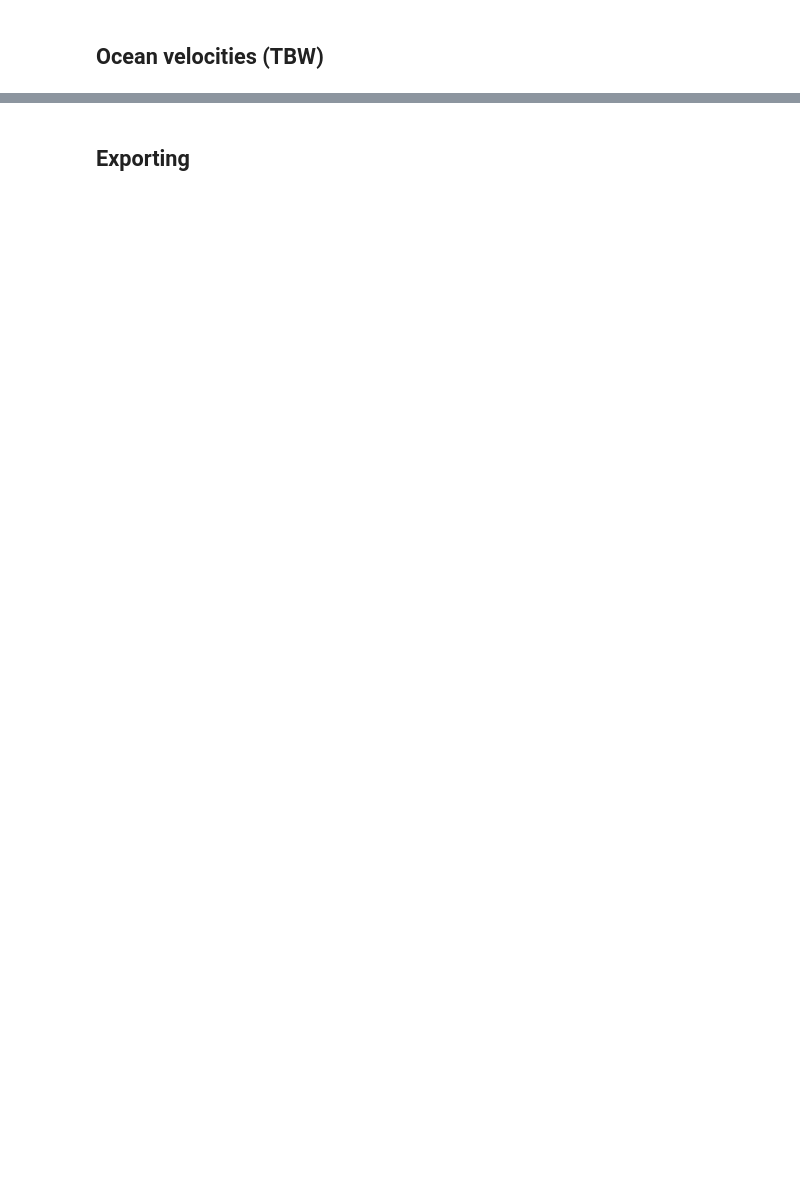
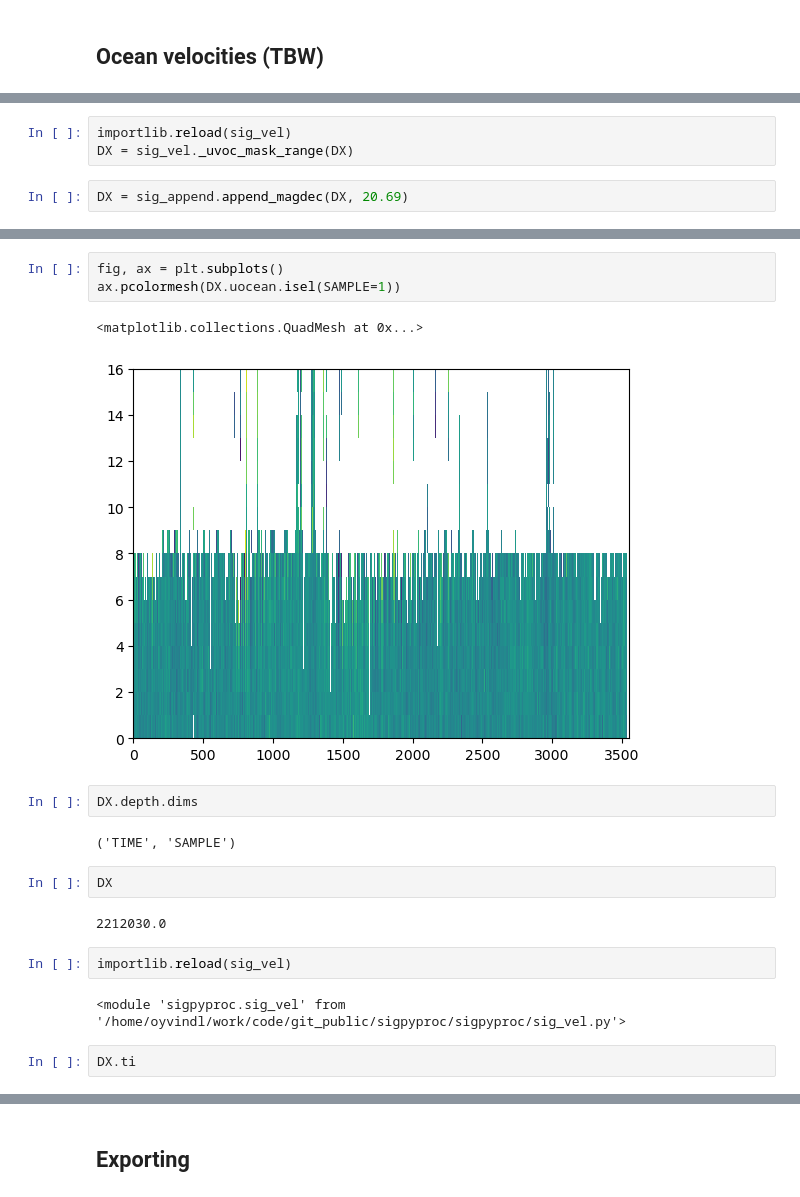
Before and after one commit to oyvfoss/pyiceproc, a Jupyter notebook: examples/Fleshed out example, M1-1 data.ipynb, the cells around one changed output, grey strips where cells are left out. Saved outputs shown, nothing was run; the diff lists cells and outputs as text; blank space fills up the shorter version.

```diff
--- a/examples/Fleshed out example, M1-1 data.ipynb
+++ b/examples/Fleshed out example, M1-1 data.ipynb
@@ -660,0 +481,5 @@ DX.Uice.attrs
+# %%
+importlib.reload(sig_vel)
+DX = sig_vel._uvoc_mask_range(DX)
+# %%
+DX = sig_append.append_magdec(DX, 20.69)
@@ -660,0 +512,20 @@ DX.Uice.attrs
+# %%
+fig, ax = plt.subplots()
+ax.pcolormesh(DX.uocean.isel(SAMPLE=1))
+# %% [output]
+<matplotlib.collections.QuadMesh at 0x...>
+[figure, added]
+# %%
+DX.depth.dims
+# %% [output]
+('TIME', 'SAMPLE')
+# %%
+DX
+# %% [output]
+2212030.0
+# %%
+importlib.reload(sig_vel)
+# %% [output]
+<module 'sigpyproc.sig_vel' from '/home/oyvindl/work/code/git_public/sigpyproc/sigpyproc/sig_vel.py'>
+# %%
+DX.ti
```
Also changed, not shown: parts of 85 cells of this notebook, 3 other files.
